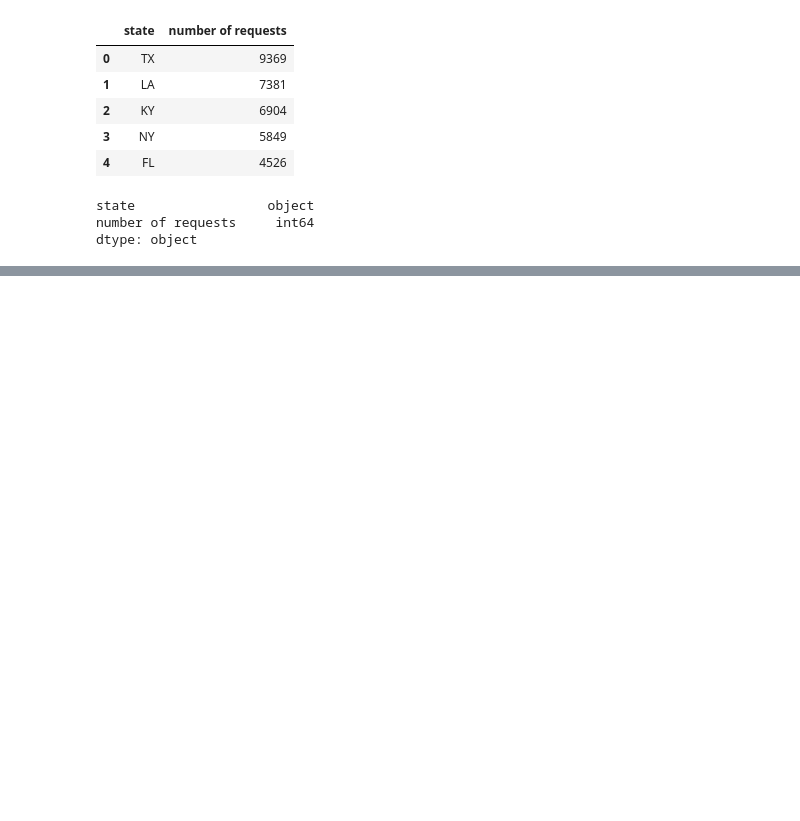
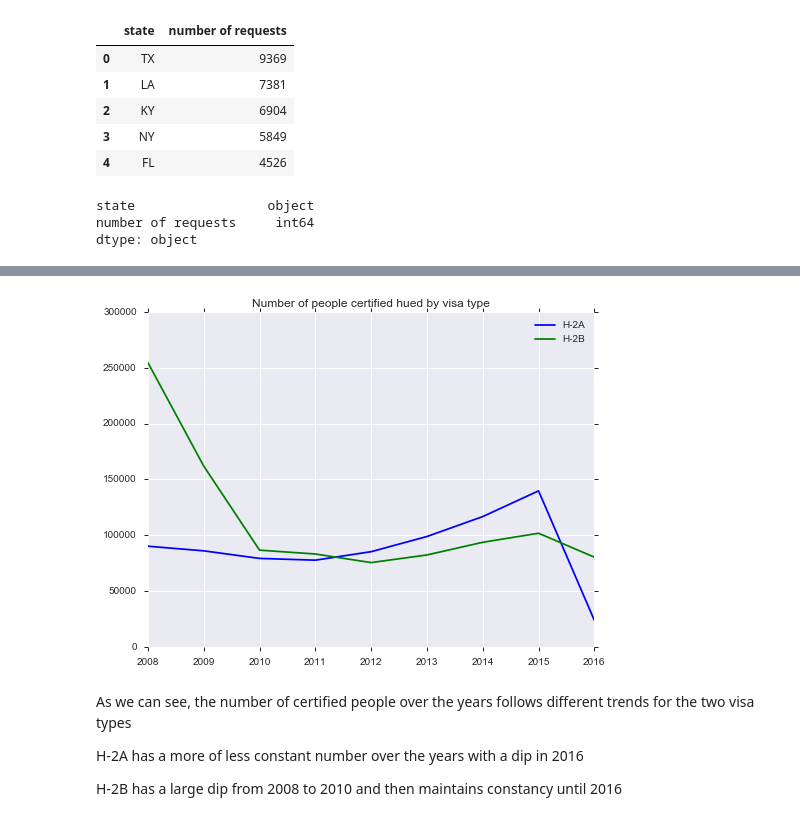
Before and after one commit to chrke/H2VisaAnalysis, a Jupyter notebook: H2 Analysis.ipynb, the cells around one changed output, grey strips where cells are left out. Drawn from its saved outputs; the diff is of its cells as text; code cells hidden in the pictures; blank space fills up the shorter version.

```diff
--- a/H2 Analysis.ipynb
+++ b/H2 Analysis.ipynb
@@ -648,0 +739,17 @@ tls.embed(url)
+# %%
+fig = plt.figure(figsize=(8,6))
+ax = fig.add_subplot(1,1,1)
+ax.plot(certified_type["H-2A"])
+ax.plot(certified_type["H-2B"])
+ax.set_xticklabels(certified_type.index.tolist())
+plt.legend()
+plt.title("Number of people certified hued by visa type")
+plt.show()
+# %% [output]
+[figure, added]
+# %% [markdown]
+As we can see, the number of certified people over the years follows different trends for the two visa types
+
+H-2A has a more of less constant number over the years with a dip in 2016
+
+H-2B has a large dip from 2008 to 2010 and then maintains constancy until 2016
```
Also changed, not shown: parts of 38 cells of this notebook.
